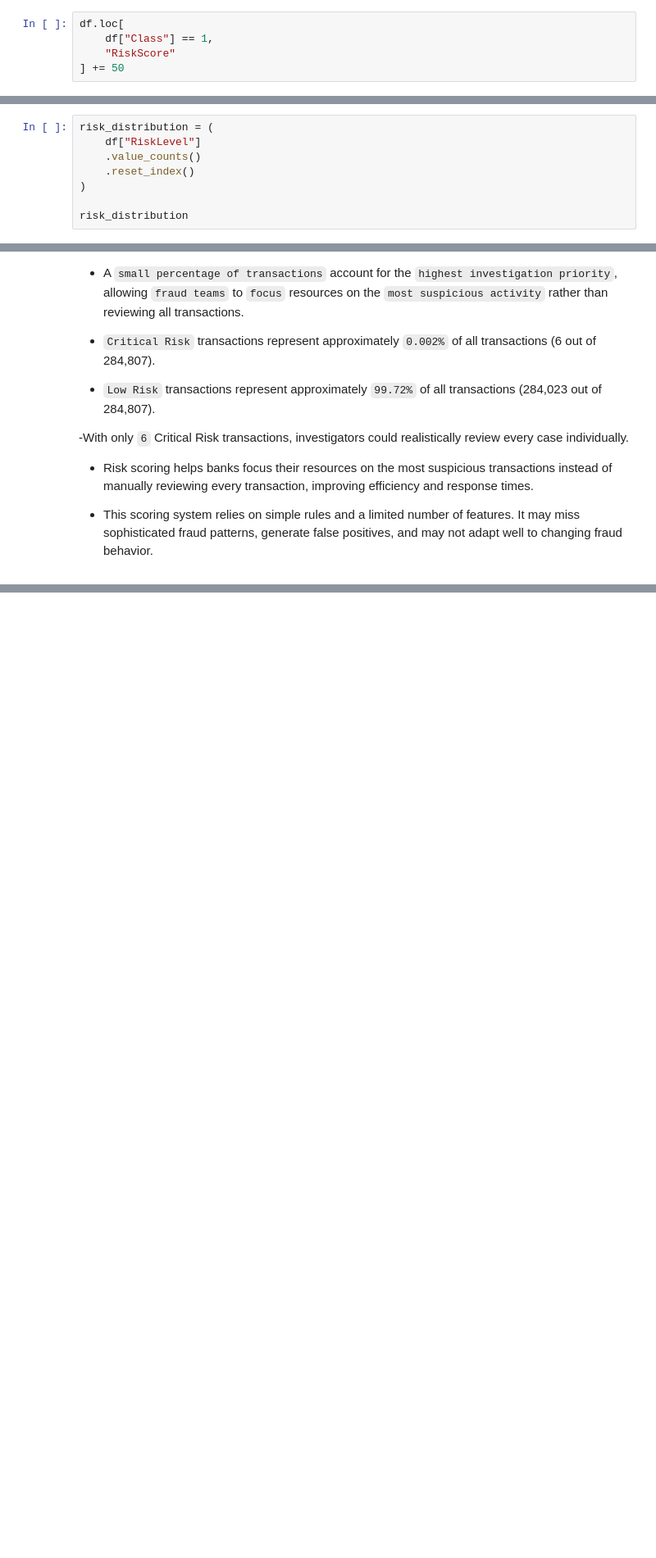
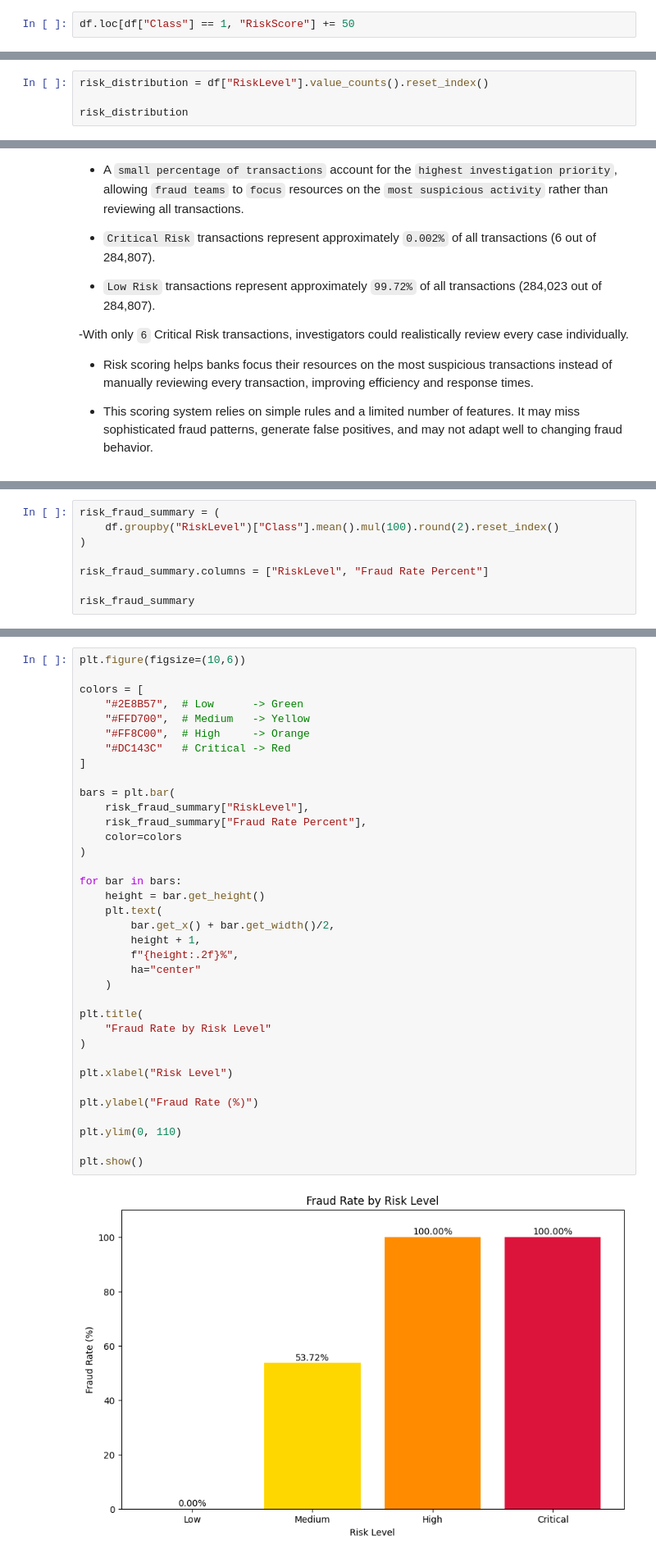
Before and after one commit to KHARCHISalahEddine/data-analysis-portfolio, a Jupyter notebook: projects/securebank-risk-intelligence/notebooks/01_fraud_eda.ipynb, the cells around one changed output, grey strips where cells are left out. Shown at 82% size. Drawn from its saved outputs; the diff is of its cells as text; blank space fills up the shorter version.

```diff
--- a/projects/securebank-risk-intelligence/notebooks/01_fraud_eda.ipynb
+++ b/projects/securebank-risk-intelligence/notebooks/01_fraud_eda.ipynb
@@ -554,8 +476,5 @@ df.loc[
 # %%
-df.loc[
-    df["Class"] == 1,
-    "RiskScore"
-] += 50
+df.loc[df["Class"] == 1, "RiskScore"] += 50
 # %%
 df["RiskScore"].sort_values(ascending=False)
 # %% [output]
@@ -603,11 +517,7 @@ Categories (4, str): ['Low' < 'Medium' < 'High' < 'Critical']
 # %% [markdown]
 **Risk Distribution**
 # %%
-risk_distribution = (
-    df["RiskLevel"]
-    .value_counts()
-    .reset_index()
-)
+risk_distribution = df["RiskLevel"].value_counts().reset_index()
 
 risk_distribution
 # %% [output]
@@ -673,0 +607,8 @@ plt.show()
+# %%
+risk_fraud_summary = (
+    df.groupby("RiskLevel")["Class"].mean().mul(100).round(2).reset_index()
+)
+
+risk_fraud_summary.columns = ["RiskLevel", "Fraud Rate Percent"]
+
+risk_fraud_summary
@@ -673,0 +623,38 @@ plt.show()
+# %%
+plt.figure(figsize=(10,6))
+
+colors = [
+    "#2E8B57",  # Low      -> Green
+    "#FFD700",  # Medium   -> Yellow
+    "#FF8C00",  # High     -> Orange
+    "#DC143C"   # Critical -> Red
+]
+
+bars = plt.bar(
+    risk_fraud_summary["RiskLevel"],
+    risk_fraud_summary["Fraud Rate Percent"],
+    color=colors
+)
+
+for bar in bars:
+    height = bar.get_height()
+    plt.text(
+        bar.get_x() + bar.get_width()/2,
+        height + 1,
+        f"{height:.2f}%",
+        ha="center"
+    )
+
+plt.title(
+    "Fraud Rate by Risk Level"
+)
+
+plt.xlabel("Risk Level")
+
+plt.ylabel("Fraud Rate (%)")
+
+plt.ylim(0, 110)
+
+plt.show()
+# %% [output]
+[figure, added]
```
Also changed, not shown: parts of 63 cells of this notebook.
